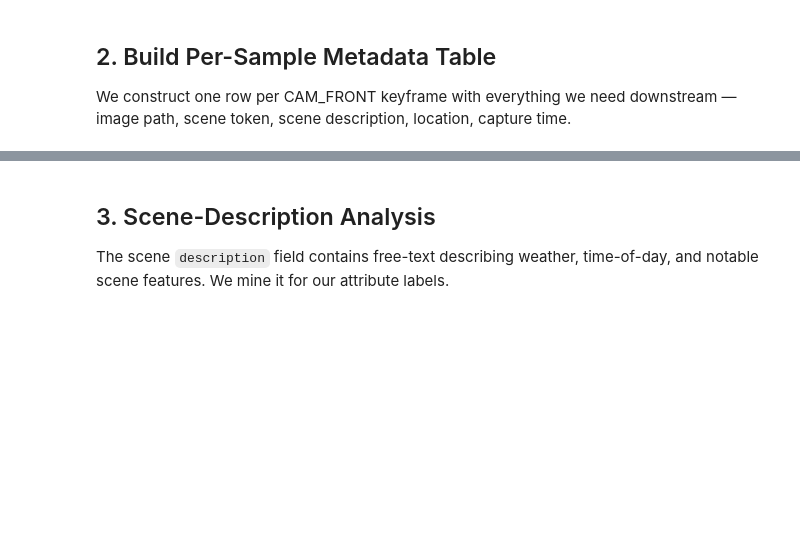
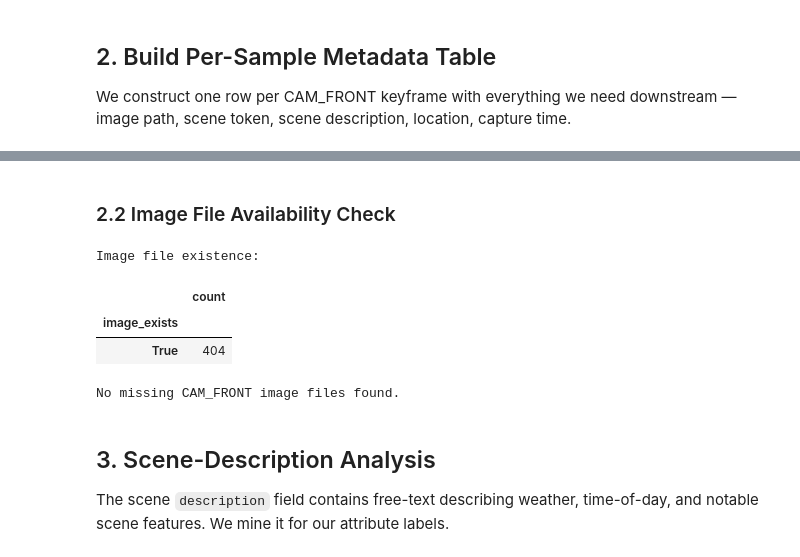
Before and after one commit to LeeMing988/nuscenes-scene-classification-ml, a Jupyter notebook: 01_eda.ipynb, the cells around one changed output, grey strips where cells are left out. Saved outputs shown, nothing was run; the diff lists cells and outputs as text; code cells hidden in the pictures; blank space fills up the shorter version.

```diff
--- a/01_eda.ipynb
+++ b/01_eda.ipynb
@@ -98,3 +163,25 @@ print(f'Saved → {META_DIR / "sample_metadata.csv"}')
+# %% [markdown]
+### 2.2 Image File Availability Check
+# %%
+df_meta["image_exists"] = df_meta["image_path"].apply(lambda p: Path(p).exists())
+
+print("Image file existence:")
+display(df_meta["image_exists"].value_counts().to_frame("count"))
+
+missing_images = df_meta.loc[~df_meta["image_exists"], ["sample_token", "image_path"]]
+
+if len(missing_images) == 0:
+    print("No missing CAM_FRONT image files found.")
+else:
+    display(missing_images.head())
+
+assert df_meta["image_exists"].all(), "Some CAM_FRONT image files are missing."
+# %% [output]
+Image file existence:
+|  | count |
+| image_exists |  |
+| True | 404 |
+No missing CAM_FRONT image files found.
 # %% [markdown]
 ## 3. Scene-Description Analysis
 
```
Also changed, not shown: parts of 21 cells of this notebook, 10 other files.
